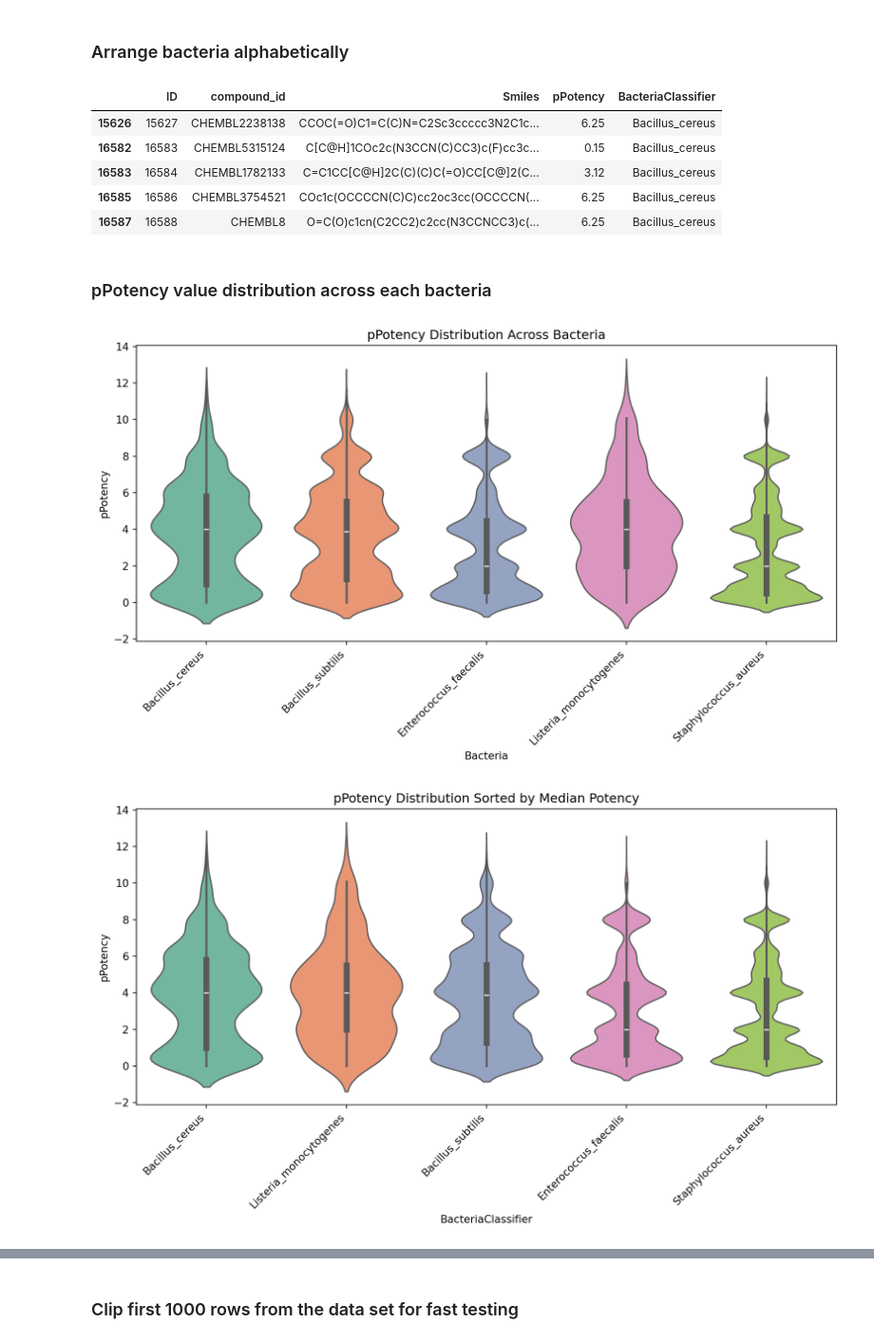
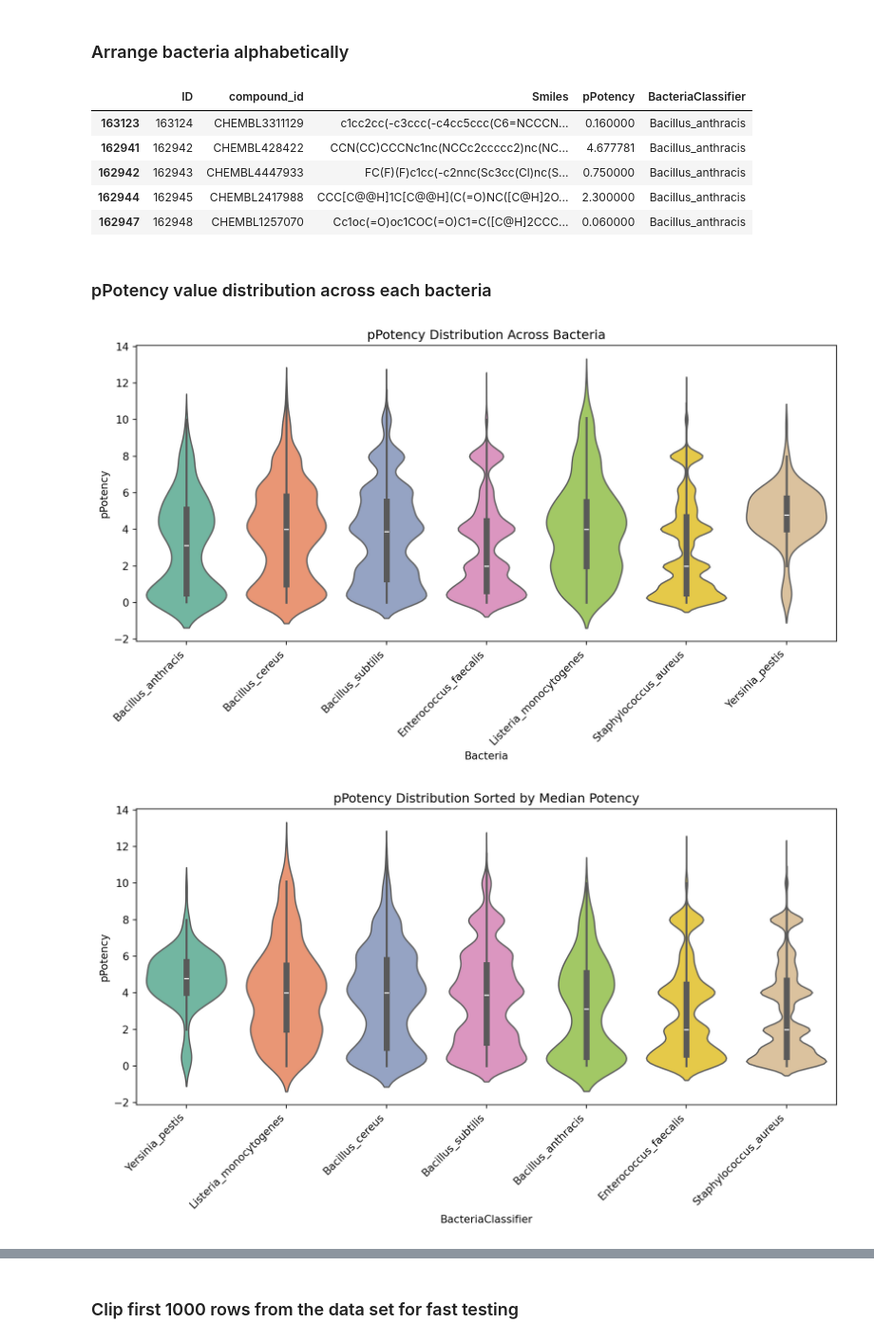
Before and after one commit to soumyadeepghosh35/DTRA_DrugDesign, a Jupyter notebook: PubchemData/Step3_MACAW_bacteria.ipynb, the cells around one changed output, grey strips where cells are left out. Shown at 95% size. Cells and saved outputs as stored; diff of their text form; code cells hidden in the pictures.

```diff
--- a/PubchemData/Step3_MACAW_bacteria.ipynb
+++ b/PubchemData/Step3_MACAW_bacteria.ipynb
@@ -173,8 +162,8 @@ Number of unique Bacteriaes: 5
 # %% [markdown]
 ### Add `ID` column to left
 # %%
-allBacteriaData_chEMBL_wMACAW.insert(0, 'ID', range(1, len(allBacteriaData_chEMBL_wMACAW) + 1))
-allBacteriaData_chEMBL_wMACAW.head()
+allBacteriaData_chEMBL.insert(0, 'ID', range(1, len(allBacteriaData_chEMBL) + 1))
+allBacteriaData_chEMBL.head()
 # %% [output]
 |  | ID | compound_id | Smiles | value_uM | pPotency | BacteriaClassifier |
 | 0 | 1 | CHEMBL8 | O=C(O)c1cn(C2CC2)c2cc(N3CCNCC3)c(... | 5.623413e+05 | 0.25 | Bacillus_subtilis |
@@ -185,10 +174,10 @@ allBacteriaData_chEMBL_wMACAW.head()
 # %% [markdown]
 ### Add another filer to keep only these columns: `ID`, `compound_id`,	`Smiles`, `pPotency`, `BacteriaClassifier`
 # %%
-allBacteriaData_chEMBL_wMACAW = allBacteriaData_chEMBL_wMACAW.filter(
+allBacteriaData_chEMBL = allBacteriaData_chEMBL.filter(
     items=["ID", "compound_id", "Smiles", "pPotency", "BacteriaClassifier"]
 )
-allBacteriaData_chEMBL_wMACAW.head()
+allBacteriaData_chEMBL.head()
 # %% [output]
 |  | ID | compound_id | Smiles | pPotency | BacteriaClassifier |
 | 0 | 1 | CHEMBL8 | O=C(O)c1cn(C2CC2)c2cc(N3CCNCC3)c(... | 0.25 | Bacillus_subtilis |
@@ -206,10 +195,10 @@ allBacteriaData_chEMBL_wMACAW.head()
 | **10–12** | 1×10⁻¹⁰ – 1×10⁻¹² M         | Extremely potent but still physically possible | **Keep (with caution)** |
 | **>12**   | < 1×10⁻¹² M (picomolar–femto) | Physically unrealistic / likely data error     | Drop                |
 # %%
-print("Original shape:", allBacteriaData_chEMBL_wMACAW.shape)
+print("Original shape:", allBacteriaData_chEMBL.shape)
 
-allBacteriaData_chEMBL_wMACAW = allBacteriaData_chEMBL_wMACAW[allBacteriaData_chEMBL_wMACAW['pPotency'].notna()
-    & (allBacteriaData_chEMBL_wMACAW['pPotency'] > 0) & (allBacteriaData_chEMBL_wMACAW['pPotency'] < 12)]
+allBacteriaData_chEMBL = allBacteriaData_chEMBL[allBacteriaData_chEMBL['pPotency'].notna()
+    & (allBacteriaData_chEMBL['pPotency'] > 0) & (allBacteriaData_chEMBL['pPotency'] < 12)]
 
-print("Shape after cleaning 'pPotency' value:", allBacteriaData_chEMBL_wMACAW.shape)
+print("Shape after cleaning 'pPotency' value:", allBacteriaData_chEMBL.shape)
 # %% [output]
@@ -276,22 +265,22 @@ allBacteriaData_chEMBL_wMACAW.to_csv(os.path.join(modelBuildingDataDir, "allBact
 # %% [markdown]
 ### Arrange bacteria alphabetically
 # %%
-allBacteriaData_chEMBL_wMACAW_ordered = allBacteriaData_chEMBL_wMACAW.sort_values(by='BacteriaClassifier')
-allBacteriaData_chEMBL_wMACAW_ordered.head()
+allBacteriaData_chEMBL_ordered = allBacteriaData_chEMBL.sort_values(by='BacteriaClassifier')
+allBacteriaData_chEMBL_ordered.head()
 # %% [output]
 |  | ID | compound_id | Smiles | pPotency | BacteriaClassifier |
-| 15626 | 15627 | CHEMBL2238138 | CCOC(=O)C1=C(C)N=C2Sc3ccccc3N2C1c... | 6.25 | Bacillus_cereus |
-| 16582 | 16583 | CHEMBL5315124 | C[C@H]1COc2c(N3CCN(C)CC3)c(F)cc3c... | 0.15 | Bacillus_cereus |
-| 16583 | 16584 | CHEMBL1782133 | C=C1CC[C@H]2C(C)(C)C(=O)CC[C@]2(C... | 3.12 | Bacillus_cereus |
-| 16585 | 16586 | CHEMBL3754521 | COc1c(OCCCCN(C)C)cc2oc3cc(OCCCCN(... | 6.25 | Bacillus_cereus |
-| 16587 | 16588 | CHEMBL8 | O=C(O)c1cn(C2CC2)c2cc(N3CCNCC3)c(... | 6.25 | Bacillus_cereus |
+| 163123 | 163124 | CHEMBL3311129 | c1cc2cc(-c3ccc(-c4cc5ccc(C6=NCCCN... | 0.160000 | Bacillus_anthracis |
+| 162941 | 162942 | CHEMBL428422 | CCN(CC)CCCNc1nc(NCCc2ccccc2)nc(NC... | 4.677781 | Bacillus_anthracis |
+| 162942 | 162943 | CHEMBL4447933 | FC(F)(F)c1cc(-c2nnc(Sc3cc(Cl)nc(S... | 0.750000 | Bacillus_anthracis |
+| 162944 | 162945 | CHEMBL2417988 | CCC[C@@H]1C[C@@H](C(=O)NC([C@H]2O... | 2.300000 | Bacillus_anthracis |
+| 162947 | 162948 | CHEMBL1257070 | Cc1oc(=O)oc1COC(=O)C1=C([C@H]2CCC... | 0.060000 | Bacillus_anthracis |
 # %% [markdown]
 ### pPotency value distribution across each bacteria
 # %%
 plt.figure(figsize=(10, 6))
 
 sns.violinplot(
-    data=allBacteriaData_chEMBL_wMACAW_ordered,
+    data=allBacteriaData_chEMBL_ordered,
     x='BacteriaClassifier',
     y='pPotency',
     palette='Set2',
@@ -305,28 +294,28 @@ plt.ylabel('pPotency')
 plt.tight_layout()
 plt.show()
 # %% [output]
-[figure, old version]
+[figure, new version]
 # %%
 plt.figure(figsize=(10, 6))
 sns.violinplot(
-    data=allBacteriaData_chEMBL_wMACAW_ordered,
+    data=allBacteriaData_chEMBL_ordered,
     x='BacteriaClassifier',
     y='pPotency',
     palette='Set2',
     order=(
-        allBacteriaData_chEMBL_wMACAW_ordered
+        allBacteriaData_chEMBL_ordered
         .groupby('BacteriaClassifier')['pPotency']
         .median()
         .sort_values(ascending=False)
         .index
     )
 )
 plt.xticks(rotation=45, ha='right')
 plt.title('pPotency Distribution Sorted by Median Potency')
 plt.tight_layout()
 plt.show()
 # %% [output]
-[figure, old version]
+[figure, new version]
 # %%
 plt.figure(figsize=(10, 6))
 sns.stripplot(
```
Also changed, not shown: parts of 195 cells of this notebook, 2 other files.
